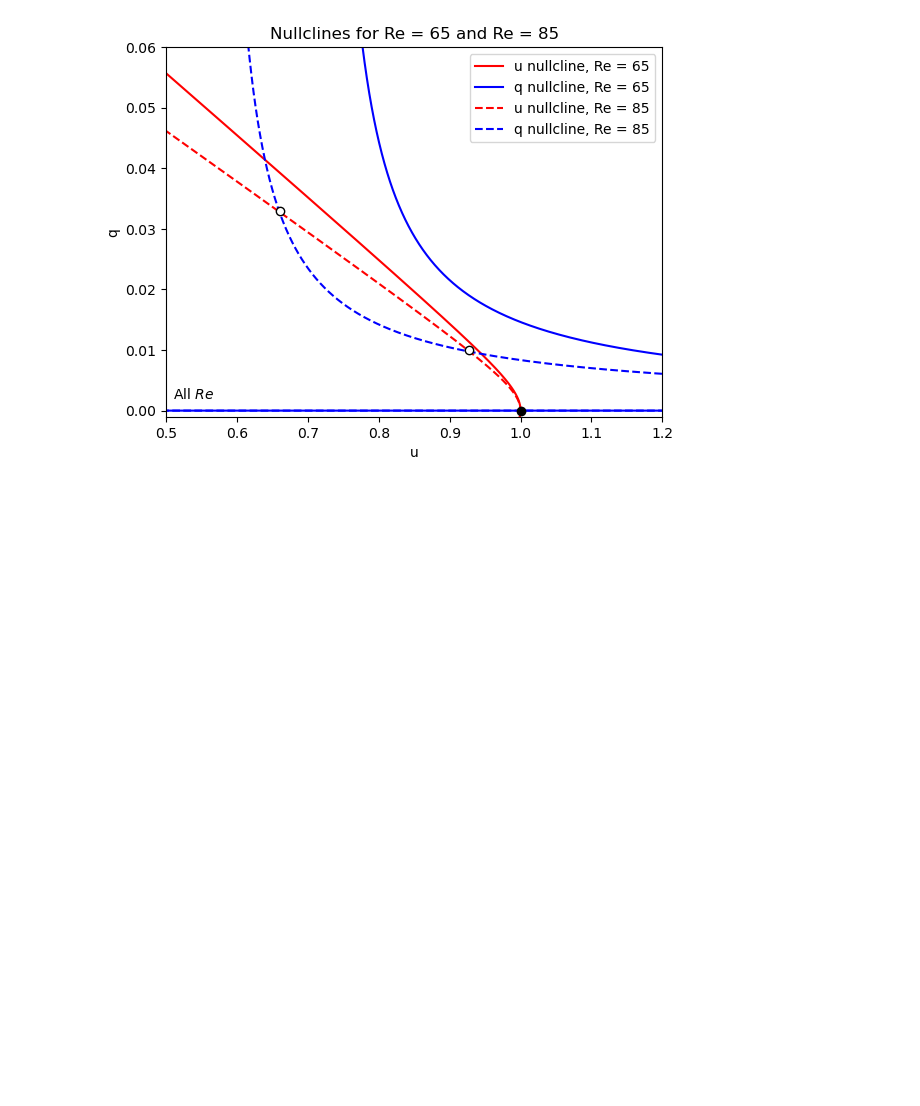
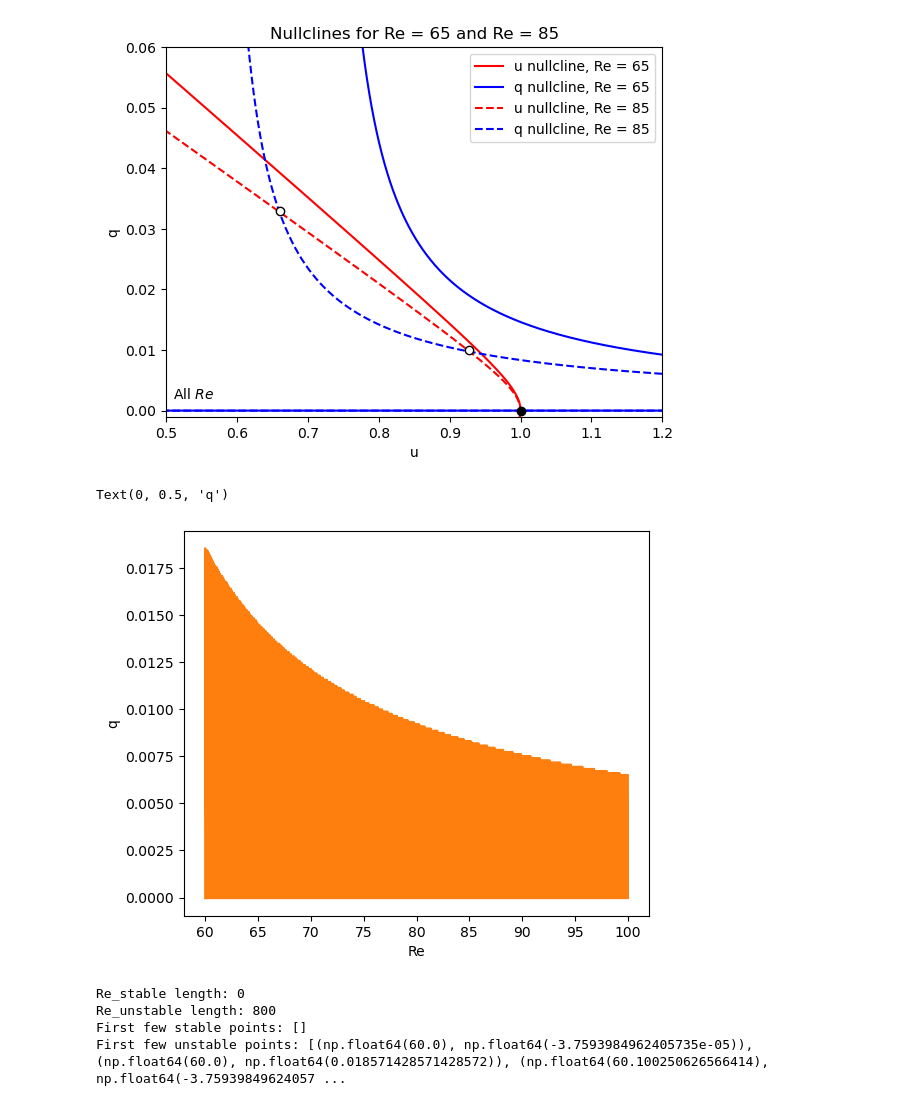
Before and after one commit to adamrattigan1-glitch/Rscam-Project, a Jupyter notebook: Flossie_fig6.ipynb, the cells around one changed output. Saved outputs shown, nothing was run; the diff lists cells and outputs as text; code cells hidden in the pictures; blank space fills up the shorter version.

```diff
--- a/Flossie_fig6.ipynb
+++ b/Flossie_fig6.ipynb
@@ -5,33 +5,39 @@ from scipy.optimize import root
 # %%
-a = 0.3
+a = 0.3.             #Associated with Reynolds-stress
 eta = 5*10**(-3)
-c = 9.65
+c = 9.65.            #Associated with dissapation
 d = 0.05
 kappa = 0.09
 alpha = 0.01
 alpha_0 = 0.03
 beta = np.pi/2
 
+#a and c are dictate the onset of sustained turbulence.
+    #Not possible to get this to form at the same Re as WF so has been scaled.
 
-def A(q):
+
+def A(q):  #Reynolds-stress clousure
     return a * (np.sqrt(q**2 + eta**2) - eta)
 
-def eps(q, Re):
+def eps(q, Re): #Closure for \eps_0 dissapation term
     return (c/Re) * q
 
-def v_r (q, Re):
+def v_t (q, Re): #turbulent difusivity (closure?)
     return d*Re*q
 
-def u_dot (u, Re):
+#The above functions constitute the turbulrence closures
+
+
+def u_dot (q, u, Re):
     return (alpha+(beta**2)/Re)*(1-u)-beta*A(q)
 
 def q_dot (q, Re):
     return 1/2 *beta*A(q)- 2*alpha*q - eps(q,Re)
 # %%
-def u_nullcline(q, Re, beta, alpha, A):
+def u_nullcline(q, Re, alpha, beta, A):
     return 1 - (beta*Re*A(q))/(alpha*Re + beta**2)
 
-def q_nullcline(q, Re, beta, alpha, A, eps):
+def q_nullcline(q, Re, alpha, beta, A, eps):
     return (4*alpha*q + 2*eps(q, Re))/(beta*A(q))
 # %%
 q_pos = np.linspace(0, 0.06, 800)
@@ -45,8 +51,8 @@ linesq = ['b', 'b--']
 
 plt.figure
 for i in range (2):
-    u_nc = u_nullcline(q_axis1, Re[i], beta, alpha, A)
-    q_nc = q_nullcline(q_axis1, Re[i], beta, alpha, A, eps)
+    u_nc = u_nullcline(q_axis1, Re[i], alpha, beta, A)
+    q_nc = q_nullcline(q_axis1, Re[i], alpha, beta, A, eps)
     plt.plot(u_nc, q_axis1, linesu[i], label = f'u nullcline, Re = {Re[i]}')
     plt.plot(q_nc, q_axis1, linesq[i], label = f'q nullcline, Re = {Re[i]}')
     plt.xlabel('u')
@@ -94,3 +115,25 @@ def bifurcation(q, u, Re_vals, alpha, beta, a, eta)
 # %%
-q_axis2 = np.linspace(-0.005, 0.04, 800)
-Re_vals = np.linspace(60,100, 800)
+q_axis2 = np.linspace(-0.005, 0.04, 400)
+Re_vals = np.linspace(60,100, 400)
+
+re_s, q_s, re_us, q_us = bifurcation(q_axis2, Re_vals, alpha, beta, a, c, eta)
+
+plt.figure(figsize=(6,5))
+plt.plot(re_s, q_s, label='stable')
+plt.plot(re_us, q_us, label='unstable')
+
+plt.xlabel("Re")
+plt.ylabel("q")
+# %% [output]
+Text(0, 0.5, 'q')
+[figure, added]
+# %%
+print(f"Re_stable length: {len(re_s)}")
+print(f"Re_unstable length: {len(re_us)}")
+print(f"First few stable points: {list(zip(re_s[:5], q_s[:5]))}")
+print(f"First few unstable points: {list(zip(re_us[:5], q_us[:5]))}")
+# %% [output]
+Re_stable length: 0
+Re_unstable length: 800
+First few stable points: []
+First few unstable points: [(np.float64(60.0), np.float64(-3.7593984962405735e-05)), (np.float64(60.0), np.float64(0.018571428571428572)), (np.float64(60.100250626566414), np.float64(-3.75939849624057 ...
```
Also changed, not shown: parts of 2 cells of this notebook.
